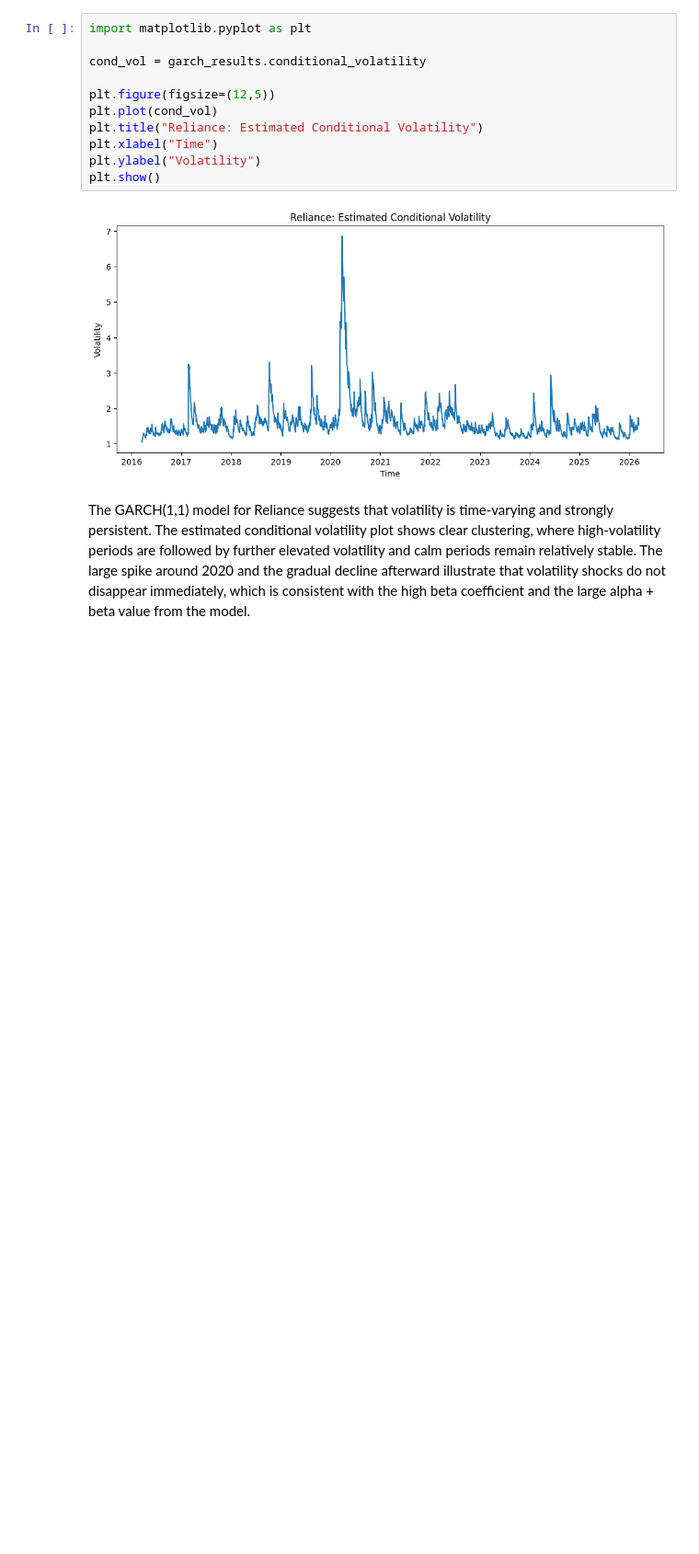
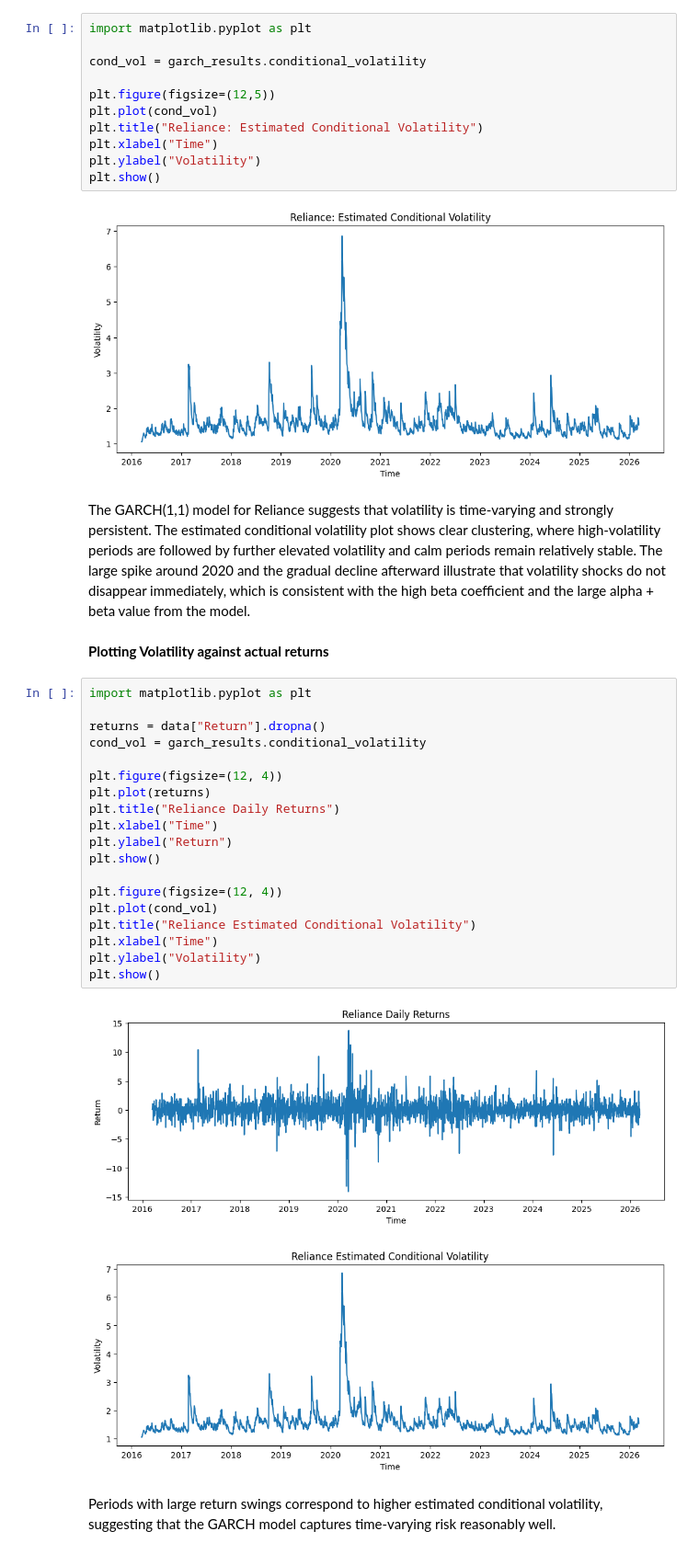
Before and after one commit to sYanXO/Volatility-Regime-Analysis, a Jupyter notebook: Arch_and_Garch_Models.ipynb, the cells around one changed output. Shown at 92% size. Saved outputs shown, nothing was run; the diff lists cells and outputs as text; blank space fills up the shorter version.

```diff
--- a/Arch_and_Garch_Models.ipynb
+++ b/Arch_and_Garch_Models.ipynb
@@ -156,3 +156,29 @@ plt.show()
 [figure]
 # %% [markdown]
 The GARCH(1,1) model for Reliance suggests that volatility is time-varying and strongly persistent. The estimated conditional volatility plot shows clear clustering, where high-volatility periods are followed by further elevated volatility and calm periods remain relatively stable. The large spike around 2020 and the gradual decline afterward illustrate that volatility shocks do not disappear immediately, which is consistent with the high beta coefficient and the large alpha + beta value from the model.
+# %% [markdown]
+**Plotting Volatility against actual returns**
+# %%
+import matplotlib.pyplot as plt
+
+returns = data["Return"].dropna()
+cond_vol = garch_results.conditional_volatility
+
+plt.figure(figsize=(12, 4))
+plt.plot(returns)
+plt.title("Reliance Daily Returns")
+plt.xlabel("Time")
+plt.ylabel("Return")
+plt.show()
+
+plt.figure(figsize=(12, 4))
+plt.plot(cond_vol)
+plt.title("Reliance Estimated Conditional Volatility")
+plt.xlabel("Time")
+plt.ylabel("Volatility")
+plt.show()
+# %% [output]
+[figure, added]
+[figure, added]
+# %% [markdown]
+Periods with large return swings correspond to higher estimated conditional volatility, suggesting that the GARCH model captures time-varying risk reasonably well.
```
Also changed, not shown: parts of 14 cells of this notebook.
